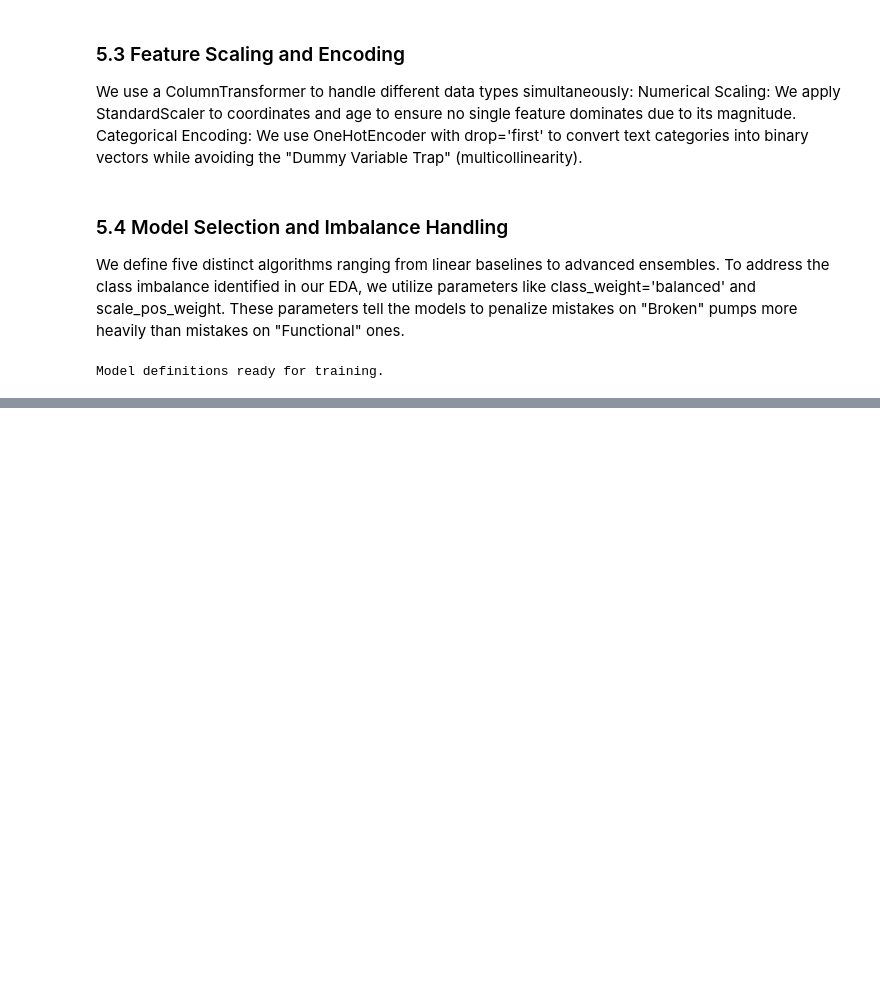
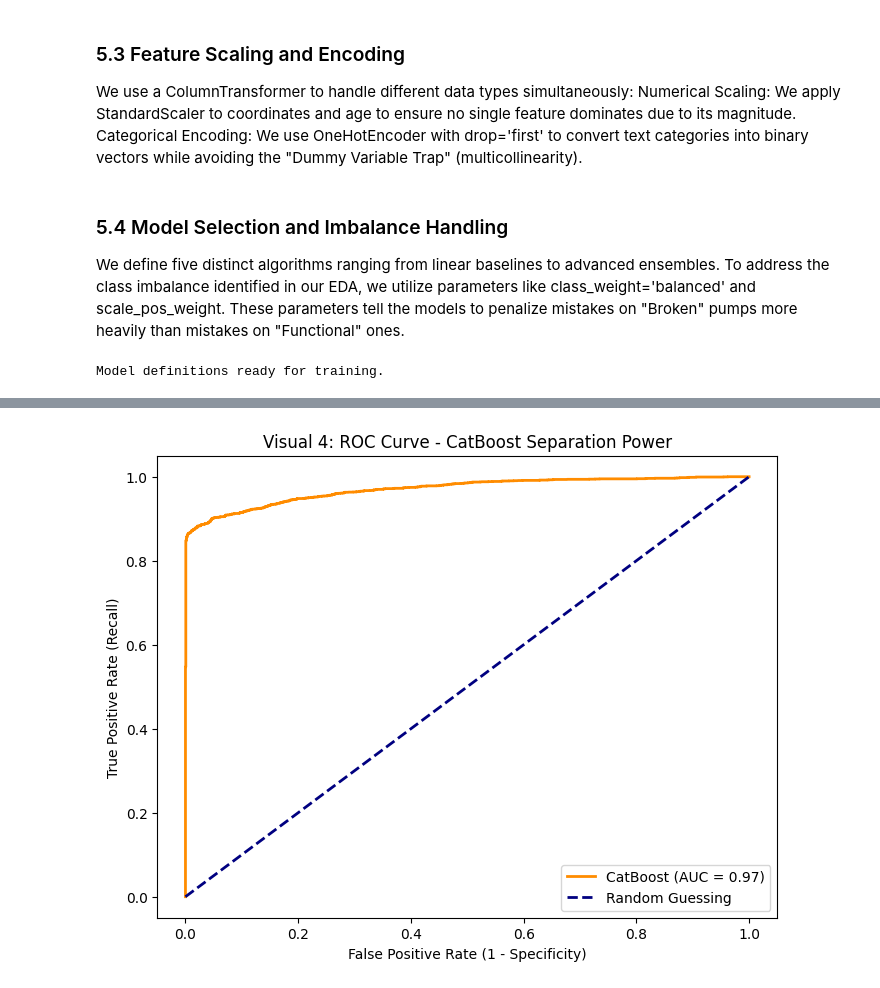
Before and after one commit to Abdull223/Maji-Metrics-2026, a Jupyter notebook: Maji-metrics.ipynb, the cells around one changed output, grey strips where cells are left out. Saved outputs shown, nothing was run; the diff lists cells and outputs as text; code cells hidden in the pictures; blank space fills up the shorter version.

```diff
--- a/Maji-metrics.ipynb
+++ b/Maji-metrics.ipynb
@@ -306,0 +437,18 @@ Model definitions ready for training.
+# %%
+# ROC Curve for the Top Model
+# We select the model that performed best in the tournament
+best_model_name = comparison_df.iloc[0]['Model']
+best_pipe = trained_pipelines[best_model_name]
+y_proba_best = best_pipe.predict_proba(X_test)[:, 1]
+
+fpr, tpr, _ = roc_curve(y_test, y_proba_best)
+plt.figure(figsize=(8, 6))
+plt.plot(fpr, tpr, color='darkorange', lw=2, label=f'{best_model_name} (AUC = {comparison_df.iloc[0]["ROC-AUC"]:.2f})')
+plt.plot([0, 1], [0, 1], color='navy', lw=2, linestyle='--', label='Random Guessing')
+plt.xlabel('False Positive Rate (1 - Specificity)')
+plt.ylabel('True Positive Rate (Recall)')
+plt.title(f'Visual 4: ROC Curve - {best_model_name} Separation Power')
+plt.legend(loc="lower right")
+plt.show()
+# %% [output]
+[figure, added]
```
Also changed, not shown: parts of 9 cells of this notebook.
